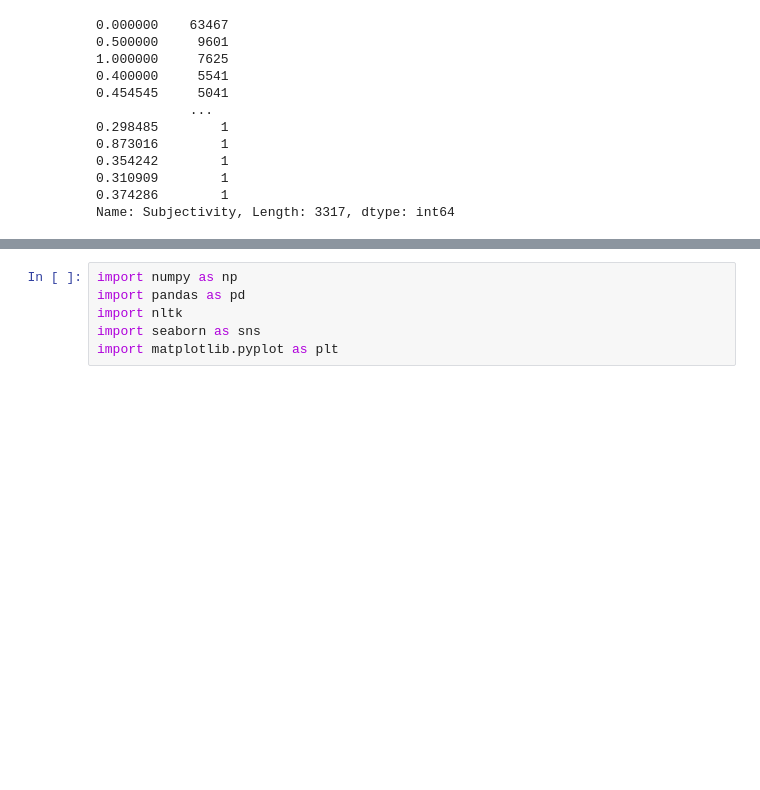
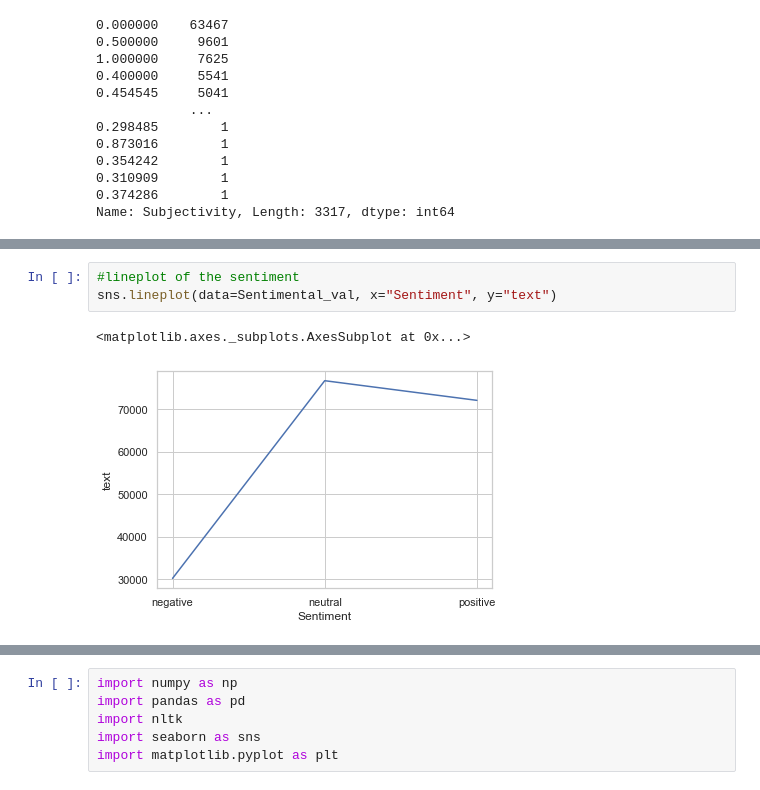
Before and after one commit to piyushjha0409/Sentimental-Analysis, a Jupyter notebook: main.ipynb, the cells around one changed output, grey strips where cells are left out. Drawn from its saved outputs; the diff is of its cells as text; blank space fills up the shorter version.

```diff
--- a/main.ipynb
+++ b/main.ipynb
@@ -347,3 +347,9 @@ Text(0, 0.5, 'Number of tweets')
+# %%
+#lineplot of the sentiment
+sns.lineplot(data=Sentimental_val, x="Sentiment", y="text")
+# %% [output]
+<matplotlib.axes._subplots.AxesSubplot at 0x...>
+[figure, added]
 # %%
 #graph of polarity
 Polarity_val = df.groupby('Polarity').count()
```
Also changed, not shown: parts of 7 cells of this notebook, 4 other files.
